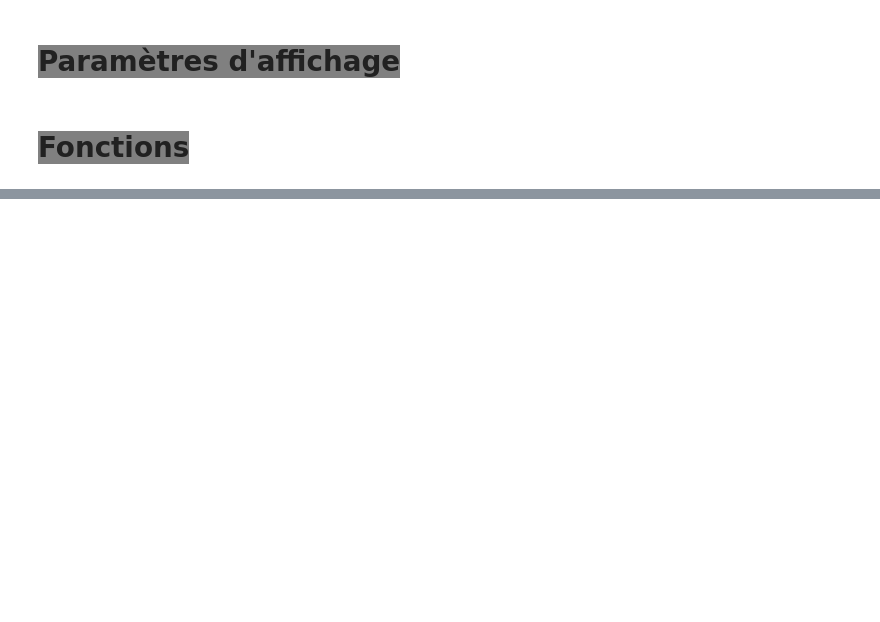
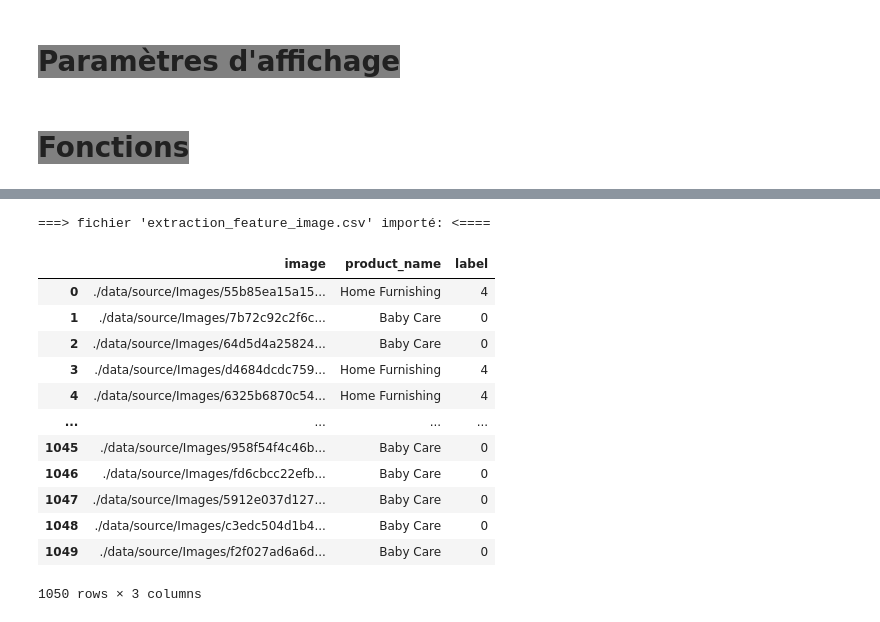
Before and after one commit to pierrickBERTHE/PB8-Dashboard_et_POC, a Jupyter notebook: berthe_pierrick_2_notebook_veille_042024.ipynb, the cells around one changed output, grey strips where cells are left out. Cells and saved outputs as stored; diff of their text form; code cells hidden in the pictures; blank space fills up the shorter version.

```diff
--- a/berthe_pierrick_2_notebook_veille_042024.ipynb
+++ b/berthe_pierrick_2_notebook_veille_042024.ipynb
@@ -80,8 +107,15 @@ Error:
 # <span style='background:grey'>Paramètres d'affichage</span>
 # %%
 # nombre ligne, col et chiffre apres la virgule
-pd.set_option("display.max_row", 150)
-pd.set_option("display.max_column", 150)
+pd.set_option("display.max_row", 50)
+pd.set_option("display.max_column", 50)
 pd.set_option("display.precision", 2)
+
+# Graine aléatoire
+random_seed = 42
+
+# Fixer la graine pour Python Numpy et Tensorflow
+np.random.seed(random_seed)
+tf.random.set_seed(random_seed)
 # %% [markdown]
 # <span style='background:grey'>Fonctions</span>
@@ -115,0 +268,19 @@ for fichier in fichiers:
+# %%
+# chemin des fichiers
+chemin_data_source = "data/source/"
+chemin_data_cleaned = "data/cleaned/"
+chemin_model = "modele_ML/"
+
+# Nom du fichier
+nom_fichier_brut = "flipkart_com-ecommerce_sample_1050.csv"
+
+# Lire le fichier csv et le stocker dans le dictionnaire
+data_brut = pd.read_csv(
+    chemin_data_source + nom_fichier_brut,
+    sep=",",
+    encoding="utf-8"
+)
+print(f"\n===> fichier '{nom_fichier_brut}' importé: <====\n")
+
+# Apercu du dataframe
+display(data_brut)
@@ -115,0 +350,29 @@ for fichier in fichiers:
+# %%
+# Nom du fichier
+nom_fichier_cleaned = "extraction_feature_image.csv"
+
+# Lire le fichier csv et le stocker dans le dictionnaire
+data_cleaned = pd.read_csv(
+    chemin_data_cleaned + nom_fichier_cleaned,
+    sep="\t",
+    encoding="utf-8"
+)
+print(f"\n===> fichier '{nom_fichier_cleaned}' importé: <====\n")
+
+# Apercu du dataframe
+display(data_cleaned)
+# %% [output]
+===> fichier 'extraction_feature_image.csv' importé: <====
+|  | image | product_name | label |
+| 0 | ./data/source/Images/55b85ea15a15... | Home Furnishing | 4 |
+| 1 | ./data/source/Images/7b72c92c2f6c... | Baby Care | 0 |
+| 2 | ./data/source/Images/64d5d4a25824... | Baby Care | 0 |
+| 3 | ./data/source/Images/d4684dcdc759... | Home Furnishing | 4 |
+| 4 | ./data/source/Images/6325b6870c54... | Home Furnishing | 4 |
+| ... | ... | ... | ... |
+| 1045 | ./data/source/Images/958f54f4c46b... | Baby Care | 0 |
+| 1046 | ./data/source/Images/fd6cbcc22efb... | Baby Care | 0 |
+| 1047 | ./data/source/Images/5912e037d127... | Baby Care | 0 |
+| 1048 | ./data/source/Images/c3edc504d1b4... | Baby Care | 0 |
+| 1049 | ./data/source/Images/f2f027ad6a6d... | Baby Care | 0 |
+1050 rows × 3 columns
```
Also changed, not shown: parts of 40 cells of this notebook, 3 other files.
